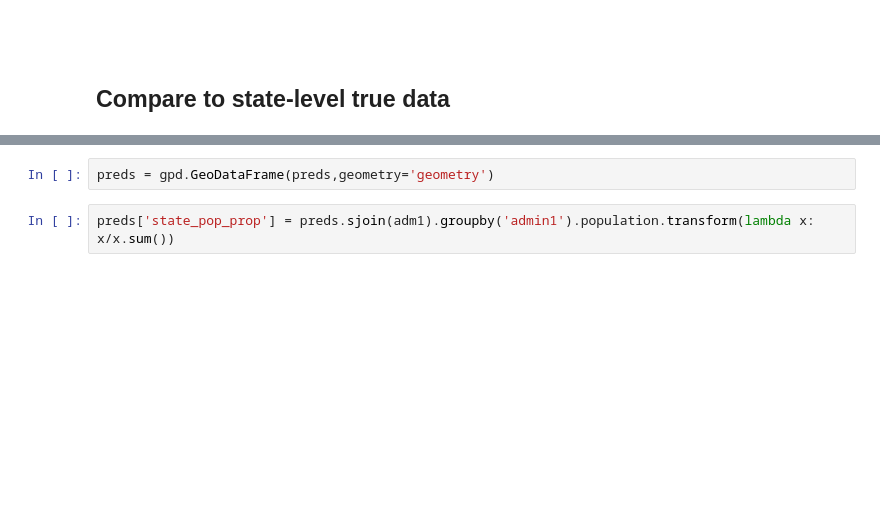
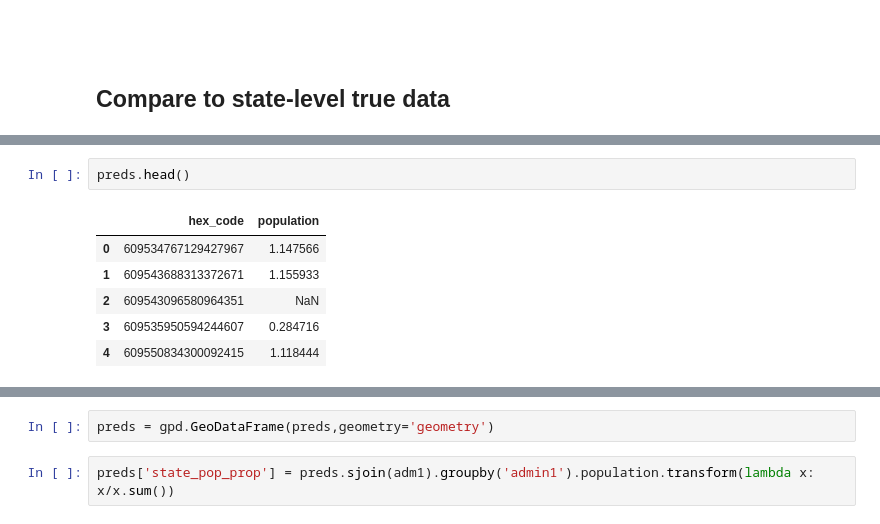
Before and after one commit to DSSGxUK/s22_savethechildren, a Jupyter notebook: notebooks/data_cleaning_v2.ipynb, the cells around one changed output, grey strips where cells are left out. Saved outputs shown, nothing was run; the diff lists cells and outputs as text; blank space fills up the shorter version.

```diff
--- a/notebooks/data_cleaning_v2.ipynb
+++ b/notebooks/data_cleaning_v2.ipynb
@@ -1166 +1207,10 @@ adm1.head(2)
+# %%
+preds.head()
+# %% [output]
+|  | hex_code | population |
+| 0 | 609534767129427967 | 1.147566 |
+| 1 | 609543688313372671 | 1.155933 |
+| 2 | 609543096580964351 | NaN |
+| 3 | 609535950594244607 | 0.284716 |
+| 4 | 609550834300092415 | 1.118444 |
 # %%
```
Also changed, not shown: parts of 17 cells of this notebook, 1 other file.
